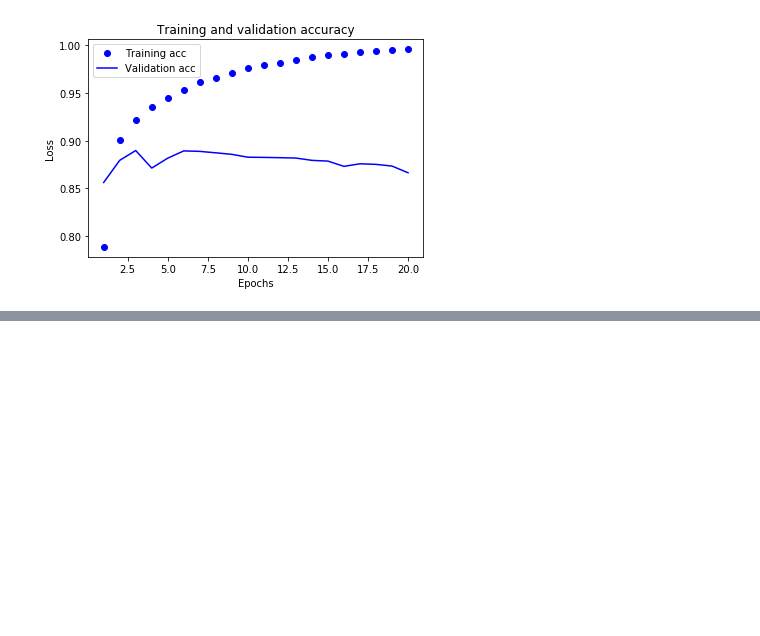
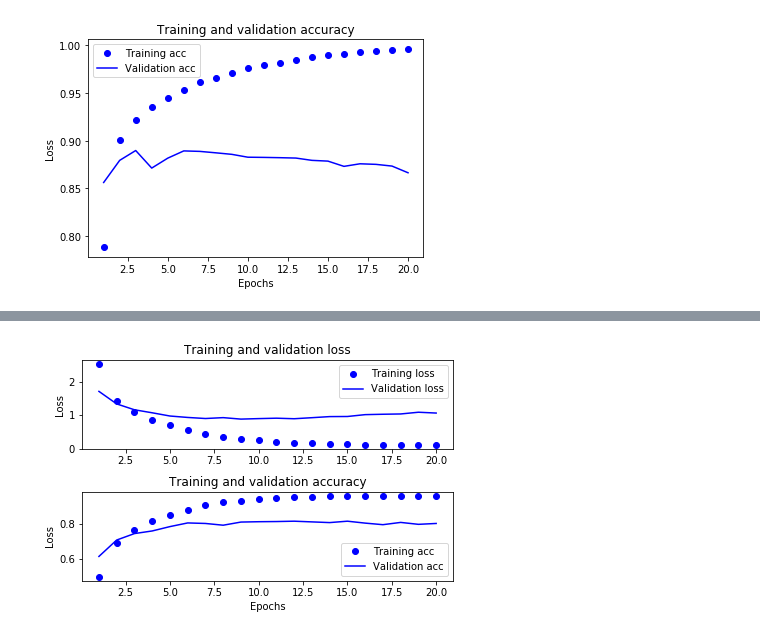
Before and after one commit to ianbenlolo/practice-NeuralNets, a Jupyter notebook: neuralnetsPracticeStuff.ipynb, the cells around one changed output, grey strips where cells are left out. Saved outputs shown, nothing was run; the diff lists cells and outputs as text; code cells hidden in the pictures; blank space fills up the shorter version.

```diff
--- a/neuralnetsPracticeStuff.ipynb
+++ b/neuralnetsPracticeStuff.ipynb
@@ -301,0 +363,43 @@ plt.show()
+# %%
+#One Hot encoding
+#def to_one_hot(labels, dimension=46):
+#    results = np.zeros((len(labels), dimension))
+#    for i, label in enumerate(labels):
+#        results[i, label] = 1.
+#    return results
+
+#get the labels into One Hot labels, so they are binary and easy to classify
+#one_hot_train_labels = to_one_hot(train_labels)
+#one_hot_test_labels = to_one_hot(test_labels)
+
+
+
+#we could also encode using a built-in way with keras
+from keras.utils.np_utils import to_categorical
+
+one_hot_train_labels = to_categorical(train_labels)
+one_hot_test_labels = to_categorical(test_labels)
+# %%
+model = models.Sequential()
+model.add(layers.Dense(64, activation='relu', input_shape=(10000,)))
+model.add(layers.Dense(64, activation='relu'))
+model.add(layers.Dense(46, activation='softmax'))
+
+model.compile(optimizer='rmsprop',
+              loss='categorical_crossentropy',
+              metrics=['accuracy'])
+# %%
+#these will be the 1000 samples to use as validation set
+x_val = x_train[:1000]
+partial_x_train = x_train[1000:]
+
+y_val = one_hot_train_labels[:1000]
+partial_y_train = one_hot_train_labels[1000:]
+# %%
+#training the model
+
+history = model.fit(partial_x_train,
+                    partial_y_train,
+                    epochs=20,
+                    batch_size=512,
+                    validation_data=(x_val, y_val))
@@ -301,0 +424,4 @@ plt.show()
+# %%
+plotter(history)
+# %% [output]
+[figure, added]
```
Also changed, not shown: parts of 17 cells of this notebook, 1 other file.
